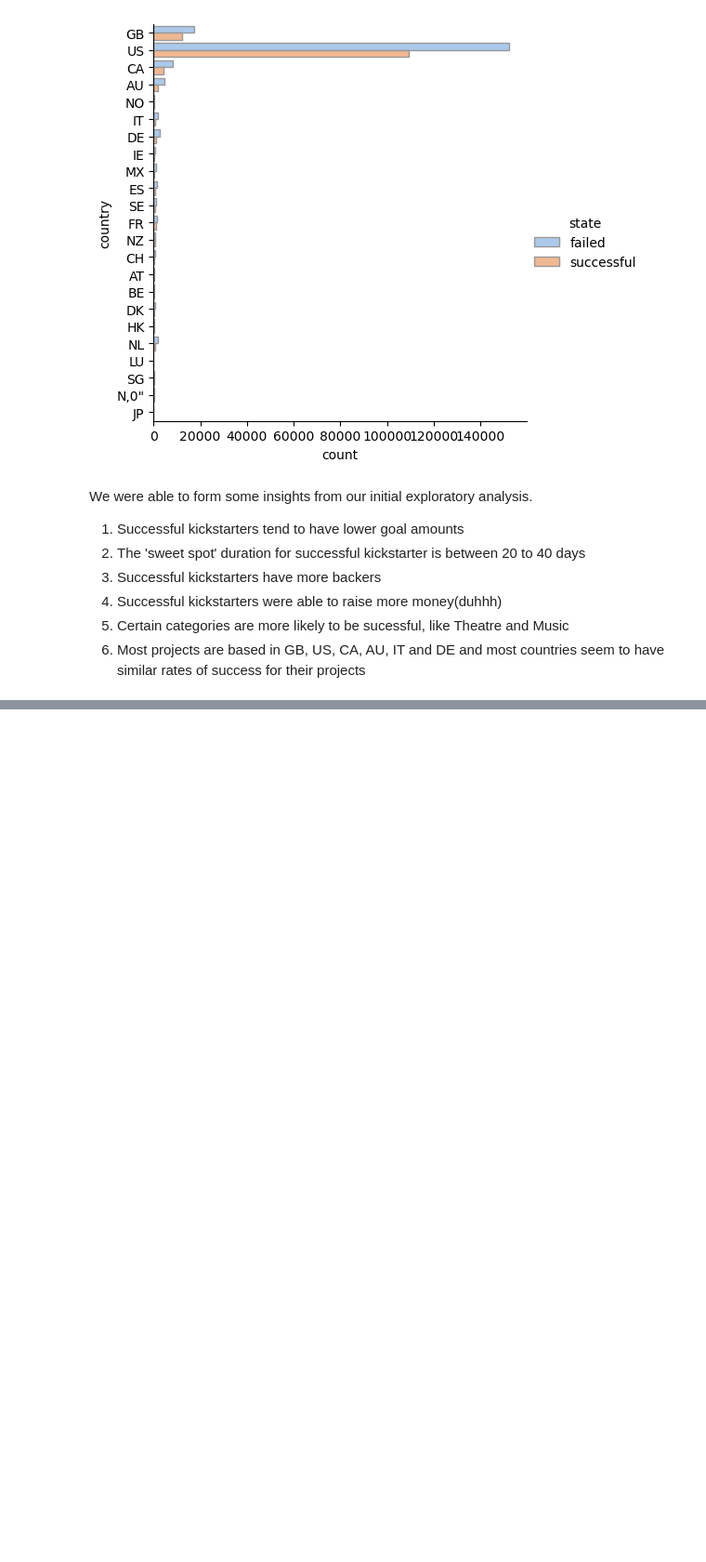
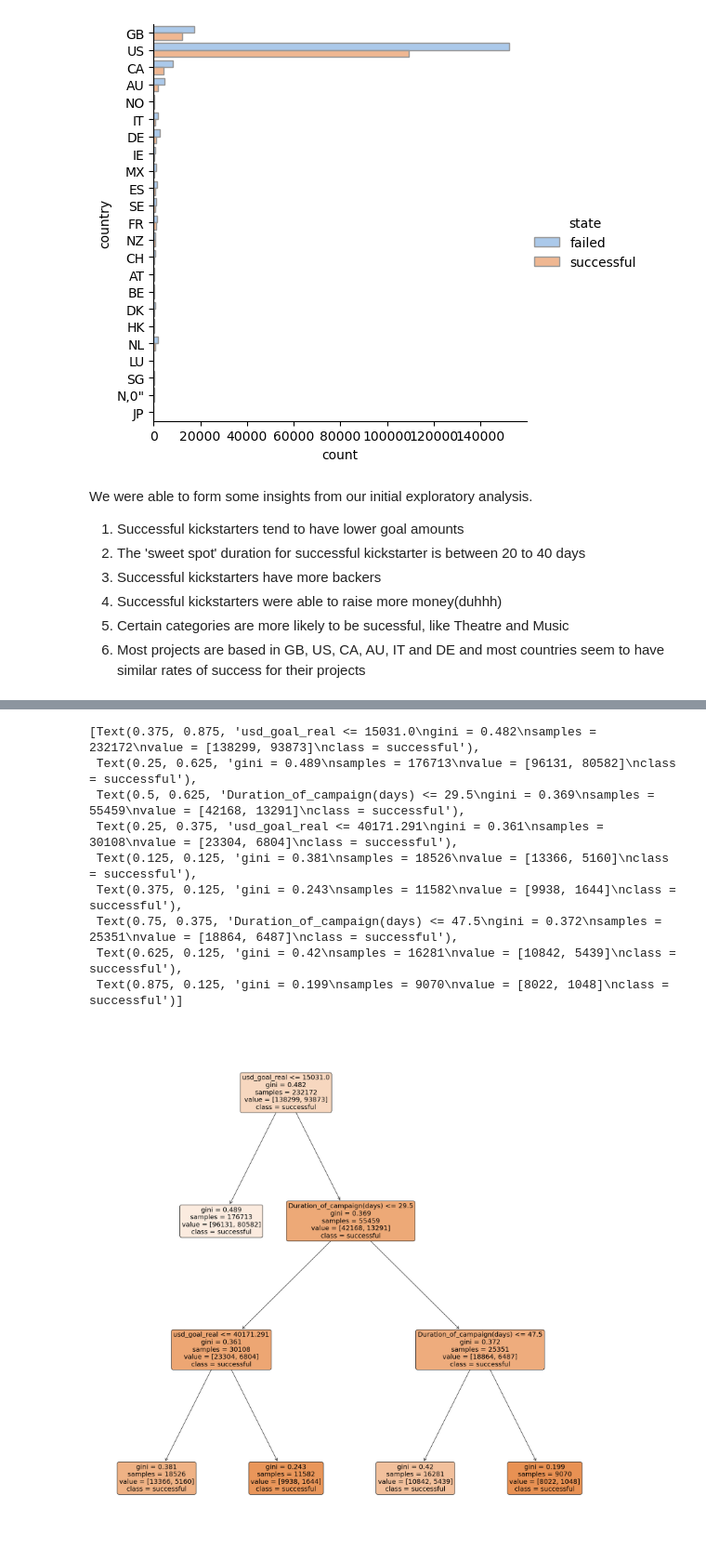
Before and after one commit to yongcake/SC1015-Project, a Jupyter notebook: Kickstarter Project Prediction.ipynb, the cells around one changed output, grey strips where cells are left out. Shown: that part at 93% size. Drawn from its saved outputs; the diff is of its cells as text; code cells hidden in the pictures; blank space fills up the shorter version.

```diff
--- a/Kickstarter Project Prediction.ipynb
+++ b/Kickstarter Project Prediction.ipynb
@@ -503,0 +537,10 @@ We were able to form some insights from our initial exploratory analysis.
+# %%
+model_data = startup_data[['main_category','Duration_of_campaign(days)','usd_goal_real', 'state']]
+# %%
+from sklearn.preprocessing import OneHotEncoder
+ohe = OneHotEncoder()
+model_data_cat = model_data[['main_category']]
+ohe.fit(model_data_cat)
+model_data_cat_ohe = pd.DataFrame(ohe.transform(model_data_cat).toarray(),
+                                  columns=ohe.get_feature_names_out(model_data_cat.columns))
+model_data_cat_ohe.info()
@@ -503,0 +565,9 @@ We were able to form some insights from our initial exploratory analysis.
+# %%
+# Combining Numeric features with the OHE Categorical features
+model_num = model_data[['Duration_of_campaign(days)','usd_goal_real']]
+model_res = startup_data['state']
+model_data_ohe = pd.concat([model_num, model_data_cat_ohe, model_res],
+                           sort = False, axis = 1).reindex(index=model_num.index)
+
+# Check the final dataframe
+model_data_ohe.info()
@@ -503,0 +592,34 @@ We were able to form some insights from our initial exploratory analysis.
+# %%
+# Import essential models and functions from sklearn
+from sklearn.tree import DecisionTreeClassifier
+from sklearn.model_selection import train_test_split
+from sklearn.metrics import confusion_matrix
+from sklearn.tree import plot_tree
+
+# Extract Response and Predictors
+y = pd.DataFrame(model_data_ohe["state"])
+X = pd.DataFrame(model_data_ohe.drop("state", axis = 1))
+
+# Split the Dataset into Train and Test
+X_train, X_test, y_train, y_test = train_test_split(X, y, test_size = 0.3)
+
+# Decision Tree using Train Data
+dectree = DecisionTreeClassifier(max_depth = 3)  # change max_depth to experiment
+dectree.fit(X_train, y_train)                    # train the decision tree model
+
+# Plot the trained Decision Tree
+f = plt.figure(figsize=(24,24))
+plot_tree(dectree, filled=True, rounded=True,
+          feature_names=list(X_train.columns),
+          class_names=["successful", "failed"]) #added list() to make it work
+# %% [output]
+[Text(0.375, 0.875, 'usd_goal_real <= 15031.0\ngini = 0.482\nsamples = 232172\nvalue = [138299, 93873]\nclass = successful'),
+ Text(0.25, 0.625, 'gini = 0.489\nsamples = 176713\nvalue = [96131, 80582]\nclass = successful'),
+ Text(0.5, 0.625, 'Duration_of_campaign(days) <= 29.5\ngini = 0.369\nsamples = 55459\nvalue = [42168, 13291]\nclass = successful'),
+ Text(0.25, 0.375, 'usd_goal_real <= 40171.291\ngini = 0.361\nsamples = 30108\nvalue = [23304, 6804]\nclass = successful'),
+ Text(0.125, 0.125, 'gini = 0.381\nsamples = 18526\nvalue = [13366, 5160]\nclass = successful'),
+ Text(0.375, 0.125, 'gini = 0.243\nsamples = 11582\nvalue = [9938, 1644]\nclass = successful'),
+ Text(0.75, 0.375, 'Duration_of_campaign(days) <= 47.5\ngini = 0.372\nsamples = 25351\nvalue = [18864, 6487]\nclass = successful'),
+ Text(0.625, 0.125, 'gini = 0.42\nsamples = 16281\nvalue = [10842, 5439]\nclass = successful'),
+ Text(0.875, 0.125, 'gini = 0.199\nsamples = 9070\nvalue = [8022, 1048]\nclass = successful')]
+[figure, added]
```
Also changed, not shown: parts of 12 cells of this notebook.
